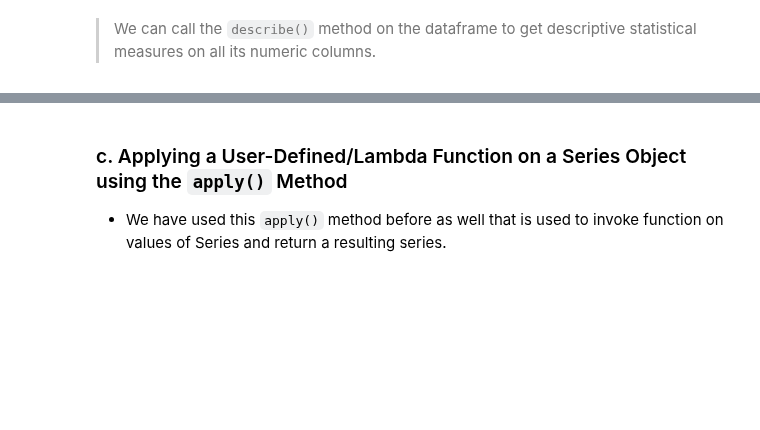
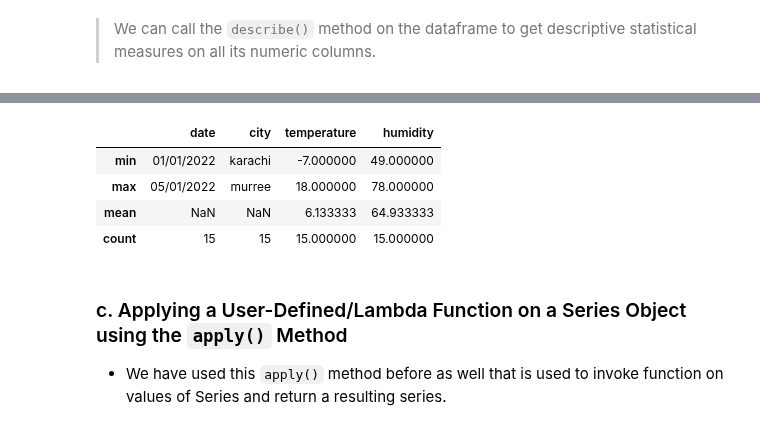
Before and after one commit to Muhammad-Sheraz-ds/Python-For-Data-Scientists, a Jupyter notebook: Lec-3.17(Pandas-09-Aggregating-and-Grouping-Data).ipynb, the cells around one changed output, grey strips where cells are left out. Cells and saved outputs as stored; diff of their text form; code cells hidden in the pictures; blank space fills up the shorter version.

```diff
--- a/Lec-3.17(Pandas-09-Aggregating-and-Grouping-Data).ipynb
+++ b/Lec-3.17(Pandas-09-Aggregating-and-Grouping-Data).ipynb
@@ -127,3 +200,11 @@ df['temperature'].describe()
+# %%
+df.agg(['min', 'max', 'mean', 'count'])
+# %% [output]
+|  | date | city | temperature | humidity |
+| min | 01/01/2022 | karachi | -7.000000 | 49.000000 |
+| max | 05/01/2022 | murree | 18.000000 | 78.000000 |
+| mean | NaN | NaN | 6.133333 | 64.933333 |
+| count | 15 | 15 | 15.000000 | 15.000000 |
 # %% [markdown]
 ### c. Applying a User-Defined/Lambda Function on a Series Object using the `apply()` Method
 - We have used this `apply()` method before as well that is used to invoke function on values of Series and return a resulting series.
```
Also changed, not shown: parts of 45 cells of this notebook, 14 other files.
